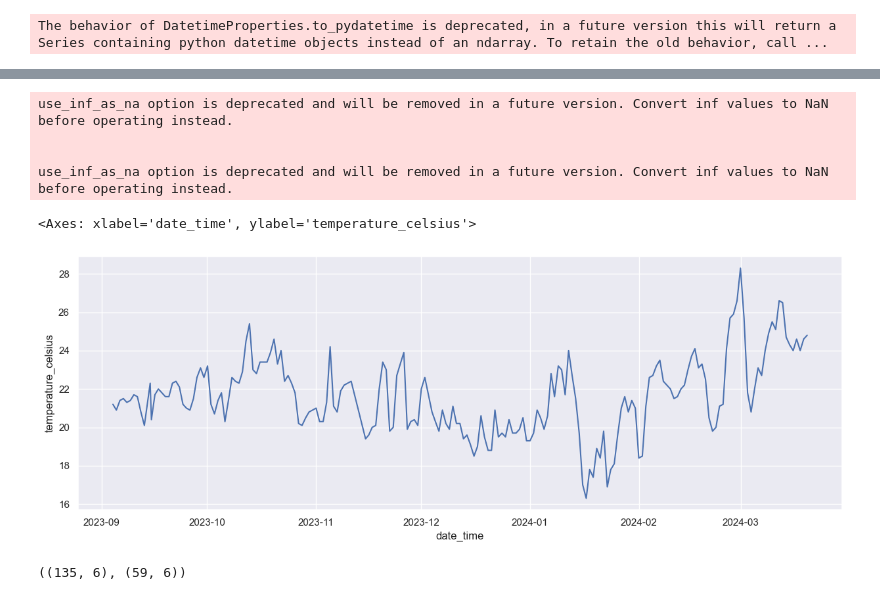
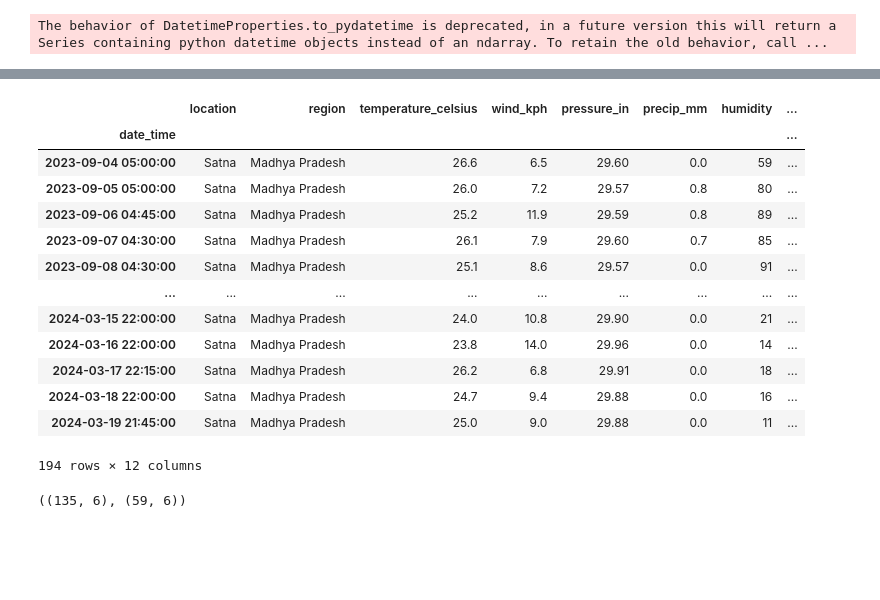
Before and after one commit to raunak01-raj/Weather-prediction, a Jupyter notebook: ML_model.ipynb, the cells around one changed output, grey strips where cells are left out. Saved outputs shown, nothing was run; the diff lists cells and outputs as text; code cells hidden in the pictures; blank space fills up the shorter version.

```diff
--- a/ML_model.ipynb
+++ b/ML_model.ipynb
@@ -150,22 +146,27 @@ date_time
 # %%
 #  SVM model training
 
 from sklearn.preprocessing import StandardScaler
 from sklearn.model_selection import train_test_split
 from sklearn.svm import SVR
 
 City.dropna(inplace=True)
+City.shape
+# %% [output]
+|  | location | region | temperature_celsius | wind_kph | pressure_in | precip_mm | humidity | ... |
+| date_time |  |  |  |  |  |  |  | ... |
+| 2023-09-04 05:00:00 | Satna | Madhya Pradesh | 26.6 | 6.5 | 29.60 | 0.0 | 59 | ... |
+| 2023-09-05 05:00:00 | Satna | Madhya Pradesh | 26.0 | 7.2 | 29.57 | 0.8 | 80 | ... |
+| 2023-09-06 04:45:00 | Satna | Madhya Pradesh | 25.2 | 11.9 | 29.59 | 0.8 | 89 | ... |
+| 2023-09-07 04:30:00 | Satna | Madhya Pradesh | 26.1 | 7.9 | 29.60 | 0.7 | 85 | ... |
+| 2023-09-08 04:30:00 | Satna | Madhya Pradesh | 25.1 | 8.6 | 29.57 | 0.0 | 91 | ... |
+| ... | ... | ... | ... | ... | ... | ... | ... | ... |
+| 2024-03-15 22:00:00 | Satna | Madhya Pradesh | 24.0 | 10.8 | 29.90 | 0.0 | 21 | ... |
+| 2024-03-16 22:00:00 | Satna | Madhya Pradesh | 23.8 | 14.0 | 29.96 | 0.0 | 14 | ... |
+| 2024-03-17 22:15:00 | Satna | Madhya Pradesh | 26.2 | 6.8 | 29.91 | 0.0 | 18 | ... |
+| 2024-03-18 22:00:00 | Satna | Madhya Pradesh | 24.7 | 9.4 | 29.88 | 0.0 | 16 | ... |
+| 2024-03-19 21:45:00 | Satna | Madhya Pradesh | 25.0 | 9.0 | 29.88 | 0.0 | 11 | ... |
+194 rows × 12 columns
-# %%
-import seaborn as sns
-sns.set(rc={'figure.figsize':(15,5)})
-sns.lineplot(x = 'date_time', y= 'temperature_celsius', data= City)
-# %% [output]
-use_inf_as_na option is deprecated and will be removed in a future version. Convert inf values to NaN before operating instead.
-
-
-use_inf_as_na option is deprecated and will be removed in a future version. Convert inf values to NaN before operating instead.
-<Axes: xlabel='date_time', ylabel='temperature_celsius'>
-[figure, removed]
 # %%
 # selecting the independent feature i.e., features in which the ML model will be trained
 independent_feature= ['wind_kph','pressure_in','precip_mm','humidity','air_quality_Nitrogen_dioxide','feels_like_celsius']
```
Also changed, not shown: parts of 15 cells of this notebook, 7 other files.
